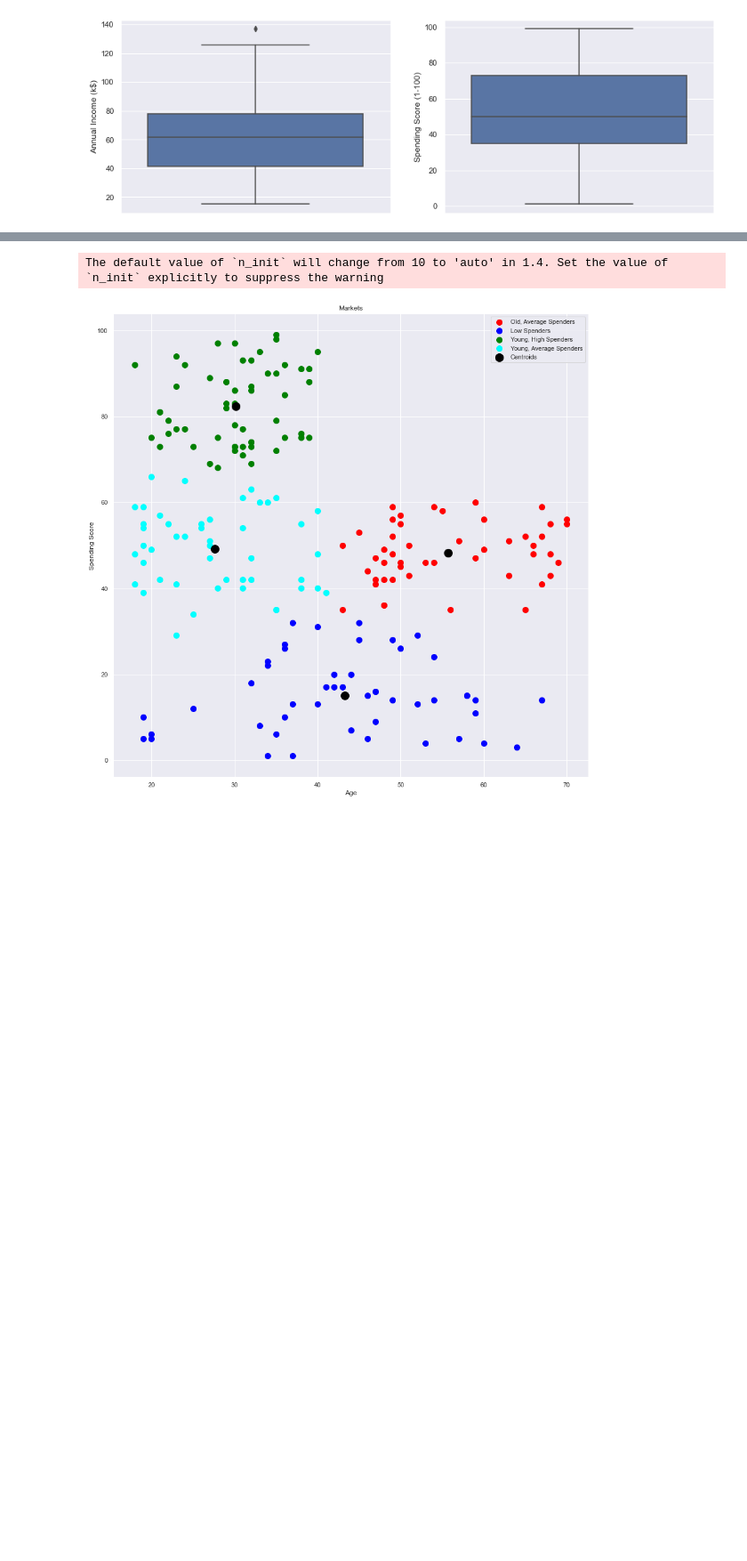
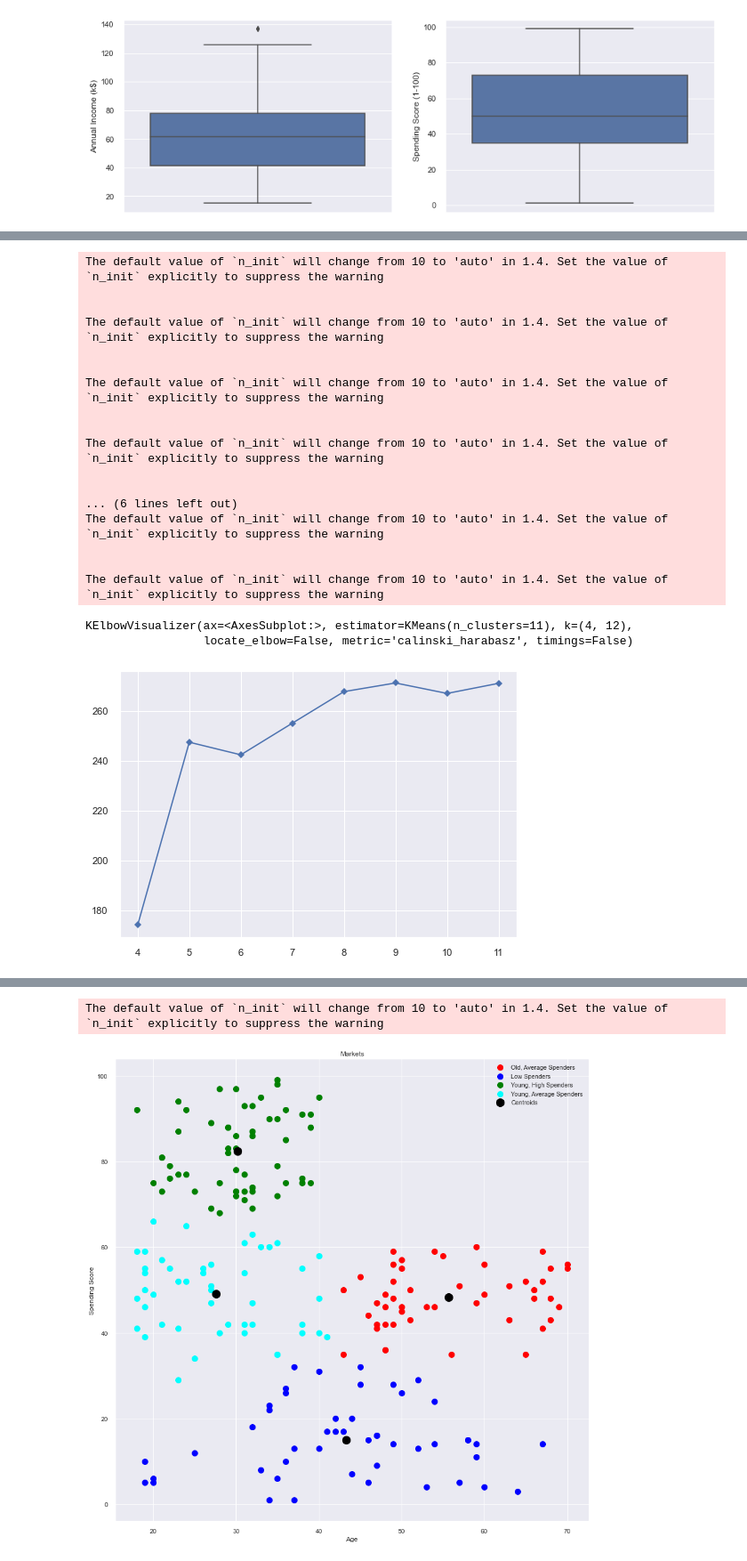
Before and after one commit to Pinkie2849/Customer_Marketing_Clustering, a Jupyter notebook: Python/Customer_Marketing_Analysis.ipynb, the cells around one changed output, grey strips where cells are left out. Shown at 89% size. Drawn from its saved outputs; the diff is of its cells as text; code cells hidden in the pictures; blank space fills up the shorter version.

```diff
--- a/Python/Customer_Marketing_Analysis.ipynb
+++ b/Python/Customer_Marketing_Analysis.ipynb
@@ -186,3 +186,37 @@ The default value of `n_init` will change from 10 to 'auto' in 1.4. Set the valu
+# %%
+from sklearn.cluster import KMeans
+from sklearn.datasets import make_blobs
+
+from yellowbrick.cluster import KElbowVisualizer
+
+# Instantiate the clustering model and visualizer
+model = KMeans()
+visualizer = KElbowVisualizer(
+    model, k=(4,12), metric='calinski_harabasz', timings=False, locate_elbow=False
+)
+
+visualizer.fit(X)
+# %% [output]
+The default value of `n_init` will change from 10 to 'auto' in 1.4. Set the value of `n_init` explicitly to suppress the warning
+
+
+The default value of `n_init` will change from 10 to 'auto' in 1.4. Set the value of `n_init` explicitly to suppress the warning
+
+
+The default value of `n_init` will change from 10 to 'auto' in 1.4. Set the value of `n_init` explicitly to suppress the warning
+
+
+The default value of `n_init` will change from 10 to 'auto' in 1.4. Set the value of `n_init` explicitly to suppress the warning
+
+
+... (6 lines left out)
+The default value of `n_init` will change from 10 to 'auto' in 1.4. Set the value of `n_init` explicitly to suppress the warning
+
+
+The default value of `n_init` will change from 10 to 'auto' in 1.4. Set the value of `n_init` explicitly to suppress the warning
+KElbowVisualizer(ax=<AxesSubplot:>, estimator=KMeans(n_clusters=11), k=(4, 12),
+                 locate_elbow=False, metric='calinski_harabasz', timings=False)
+[figure, added]
 # %%
 X= df[['Annual Income (k$)','Spending Score (1-100)']].values
 # %%
```
Also changed, not shown: parts of 18 cells of this notebook.
